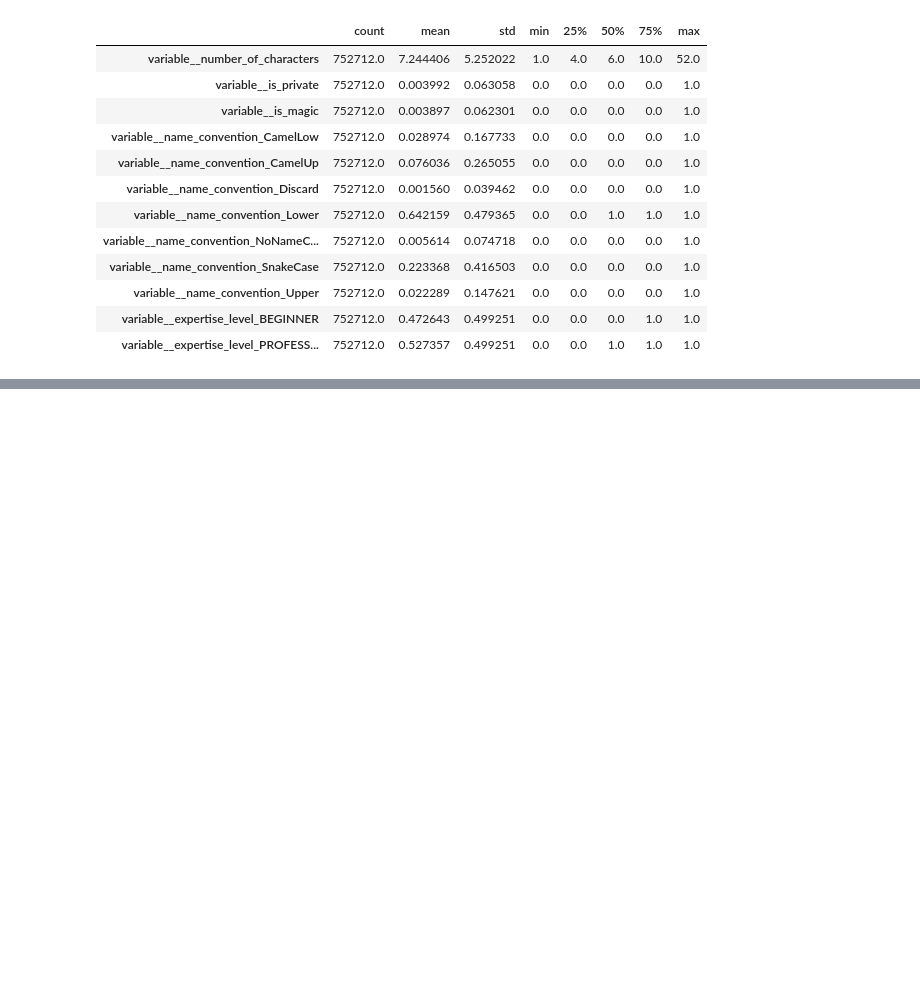
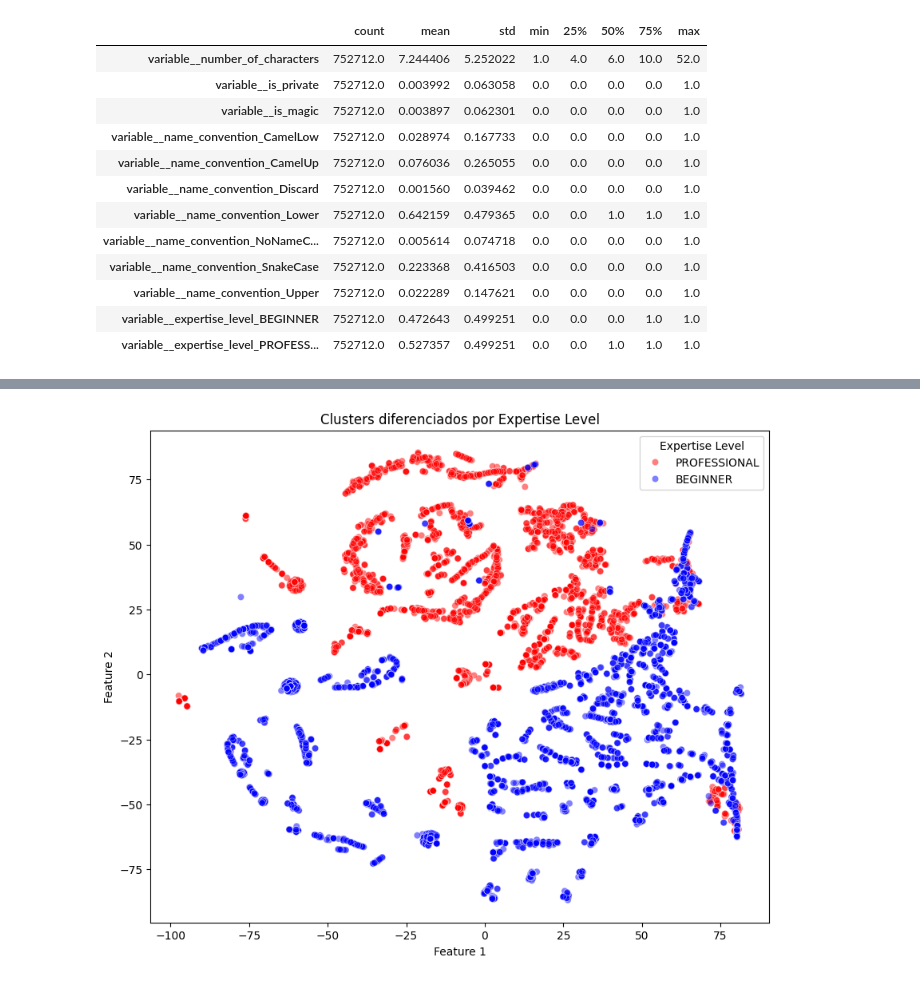
Before and after one commit to UO284262/PythonSourceCodeAnalysis, a Jupyter notebook: notebooks/14_variables.ipynb, the cells around one changed output, grey strips where cells are left out. Cells and saved outputs as stored; diff of their text form; code cells hidden in the pictures; blank space fills up the shorter version.

```diff
--- a/notebooks/14_variables.ipynb
+++ b/notebooks/14_variables.ipynb
@@ -413,0 +502,4 @@ np.transpose(X[~mask].describe(percentiles=[.25, .50, .75], include = ['object',
+# %%
+plot_dimension_reduction(X, dimensions=2)
+# %% [output]
+[figure, added]
```
Also changed, not shown: parts of 24 cells of this notebook, 20 other files.
